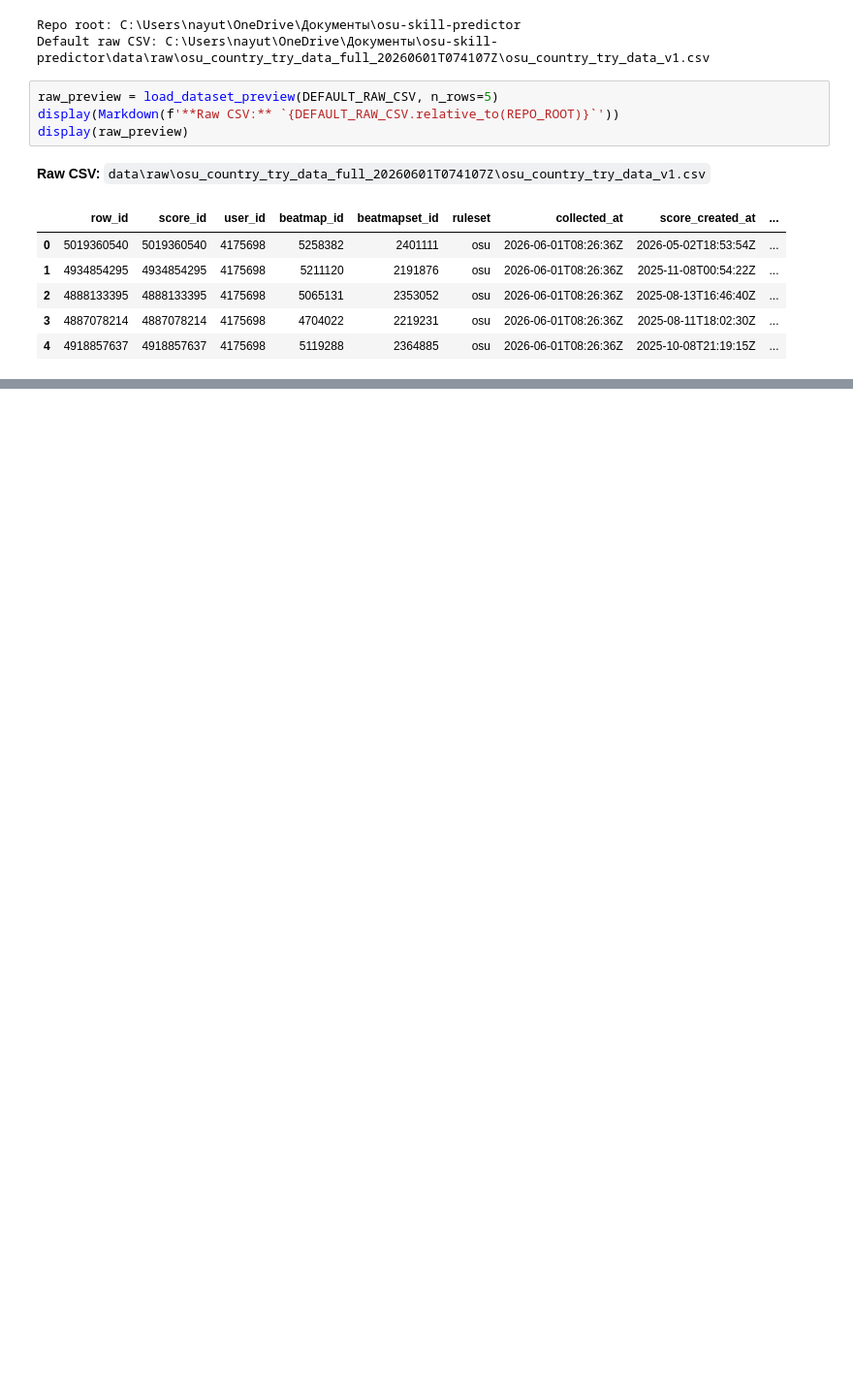
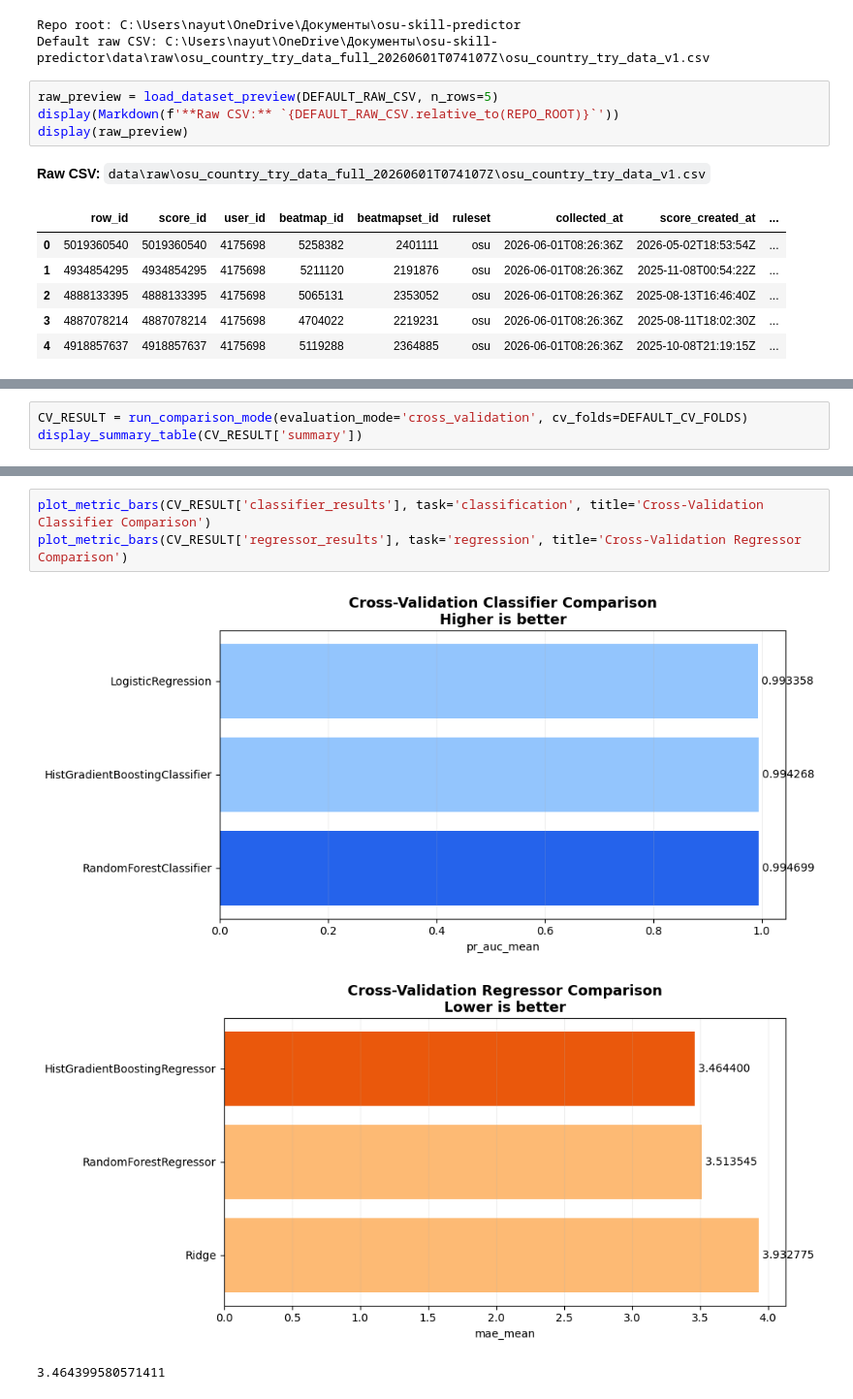
Before and after one commit to nayutalienx/osu-skill-predictor, a Jupyter notebook: notebooks/03_model_comparison.ipynb, the cells around one changed output, grey strips where cells are left out. Shown at 97% size. Drawn from its saved outputs; the diff is of its cells as text; blank space fills up the shorter version.

```diff
--- a/notebooks/03_model_comparison.ipynb
+++ b/notebooks/03_model_comparison.ipynb
@@ -207,0 +253,3 @@ display(comparison_summary)
+# %%
+CV_RESULT = run_comparison_mode(evaluation_mode='cross_validation', cv_folds=DEFAULT_CV_FOLDS)
+display_summary_table(CV_RESULT['summary'])
@@ -207,0 +299,7 @@ display(comparison_summary)
+# %%
+plot_metric_bars(CV_RESULT['classifier_results'], task='classification', title='Cross-Validation Classifier Comparison')
+plot_metric_bars(CV_RESULT['regressor_results'], task='regression', title='Cross-Validation Regressor Comparison')
+# %% [output]
+[figure, added]
+[figure, added]
+3.464399580571411
```
Also changed, not shown: parts of 20 cells of this notebook, 2 other files.
